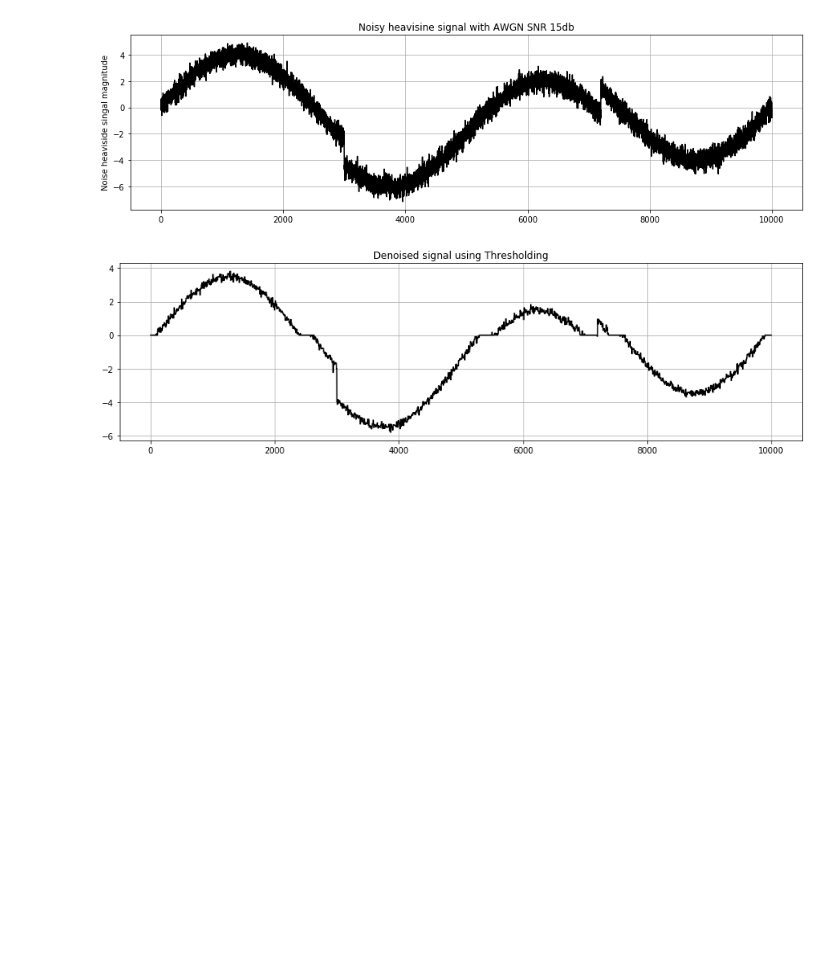
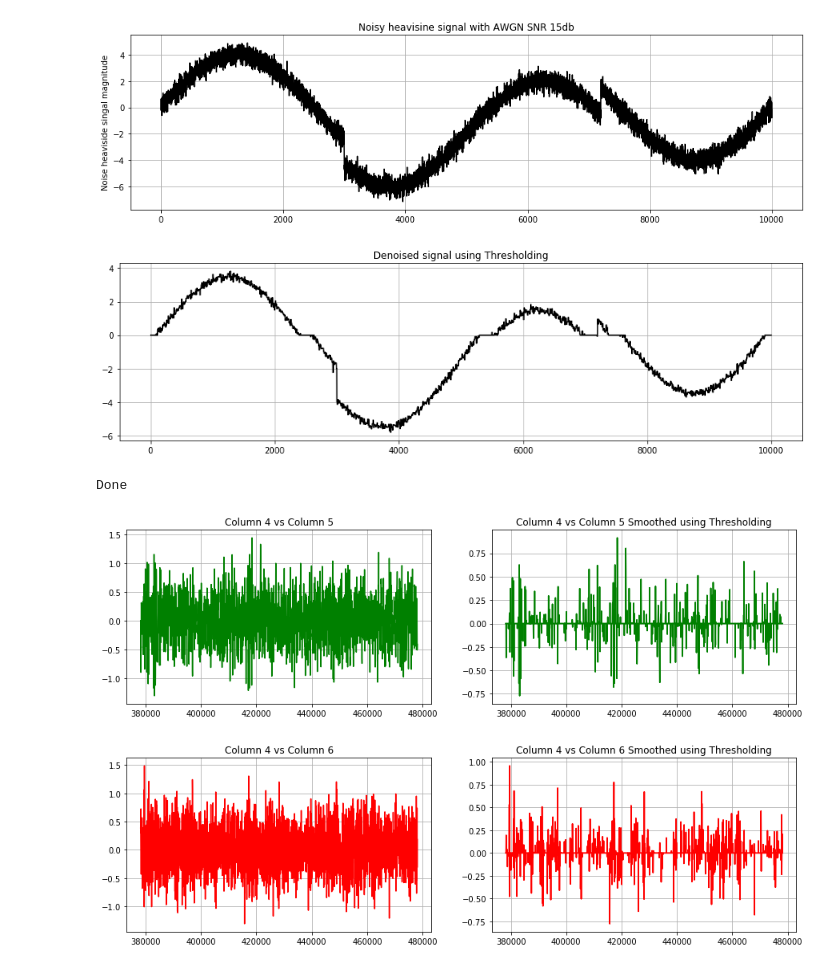
Before and after one commit to snehilsanyal/EE521, a Jupyter notebook: Assignment6/204102306_Maj_Manpreet/Assignment_6_DSP.ipynb, the cells around one changed output. Cells and saved outputs as stored; diff of their text form; code cells hidden in the pictures; blank space fills up the shorter version.

```diff
--- a/Assignment6/204102306_Maj_Manpreet/Assignment_6_DSP.ipynb
+++ b/Assignment6/204102306_Maj_Manpreet/Assignment_6_DSP.ipynb
@@ -184,3 +184,53 @@ fig=fig+1
 # %% [output]
 [figure]
 [figure]
+# %%
+import numpy as np
+import pandas as pd
+import matplotlib.pyplot as plt
+from mpl_toolkits import mplot3d
+df = pd.read_csv("acc_00163.csv")
+x=pd.DataFrame.to_numpy(df.iloc[:,[4]])
+y=pd.DataFrame.to_numpy(df.iloc[:,[5]])
+z=pd.DataFrame.to_numpy(df.iloc[:,[3]])
+approx_det_xz,coeff_det1_xz,coeff_det2_xz,coeff_det3_xz=wavedec(x,'db1',level=3)
+out1_xz=soft_threshold(approx_det_xz,1.5)
+out2_xz=soft_threshold(coeff_det1_xz,1.5)
+out3_xz=soft_threshold(coeff_det2_xz,1.5)
+out4_xz=soft_threshold(coeff_det3_xz,1.5)
+out_coff_xz=out1_xz,out2_xz,out3_xz,out4_xz
+output_xz= waverec(out_coff_xz, 'db1')
+approx_det_yz,coeff_det1_yz,coeff_det2_yz,coeff_det3_yz=wavedec(y,'db1',level=3)
+out1_yz=soft_threshold(approx_det_yz,1.5)
+out2_yz=soft_threshold(coeff_det1_yz,1.5)
+out3_yz=soft_threshold(coeff_det2_yz,1.5)
+out4_yz=soft_threshold(coeff_det3_yz,1.5)
+out_coff_yz=out1_yz,out2_yz,out3_yz,out4_yz
+output_yz= waverec(out_coff_yz, 'db1')
+print('Done')
+# %% [output]
+Done
+# %%
+fig+=1
+plt.figure(fig,figsize=(15,4))
+plt.subplot(1,2,1)
+plt.plot(z,x,color='g')
+plt.title('Column 4 vs Column 5')
+plt.grid('true')
+plt.subplot(1,2,2)
+plt.title('Column 4 vs Column 5 Smoothed using Thresholding')
+plt.plot(z,output_xz,color='g')
+plt.grid('true')
+fig+=1
+plt.figure(fig,figsize=(15,4))
+plt.subplot(1,2,1)
+plt.title('Column 4 vs Column 6')
+plt.plot(z,y,color='r')
+plt.grid('true')
+plt.subplot(1,2,2)
+plt.title('Column 4 vs Column 6 Smoothed using Thresholding')
+plt.plot(z,output_yz,color='r')
+plt.grid('true')
+# %% [output]
+[figure, added]
+[figure, added]
```
Also changed, not shown: parts of 1 cell of this notebook.
